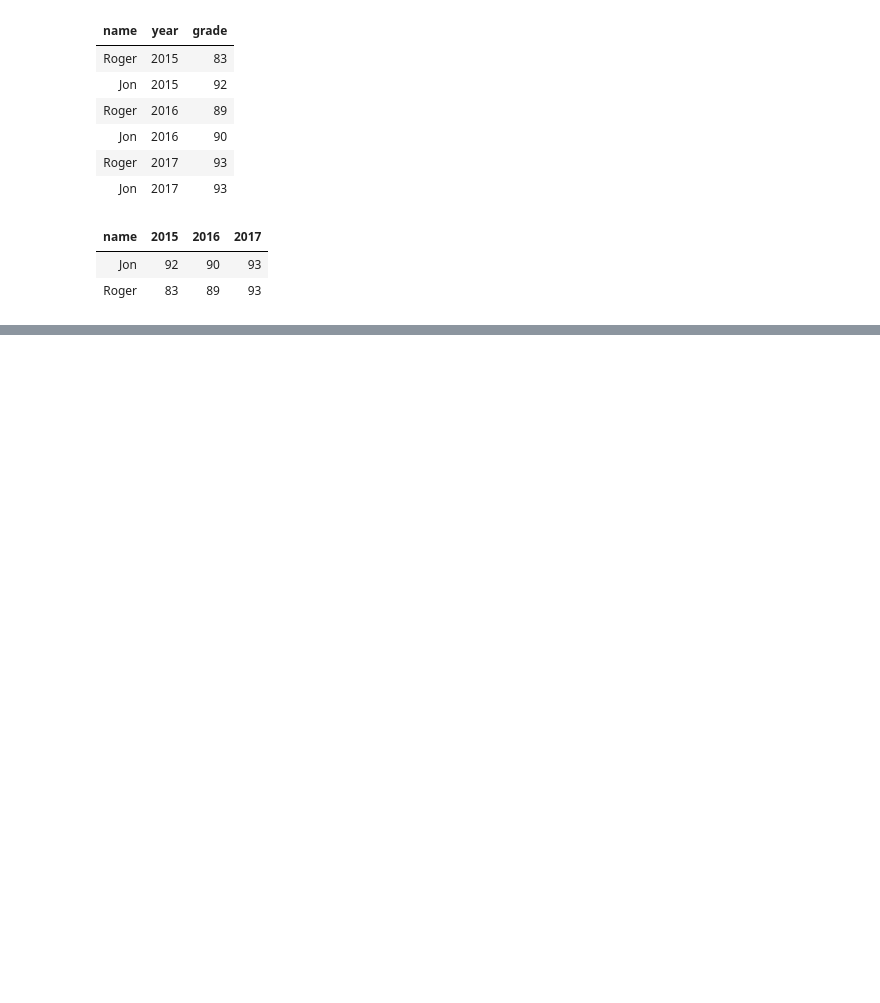
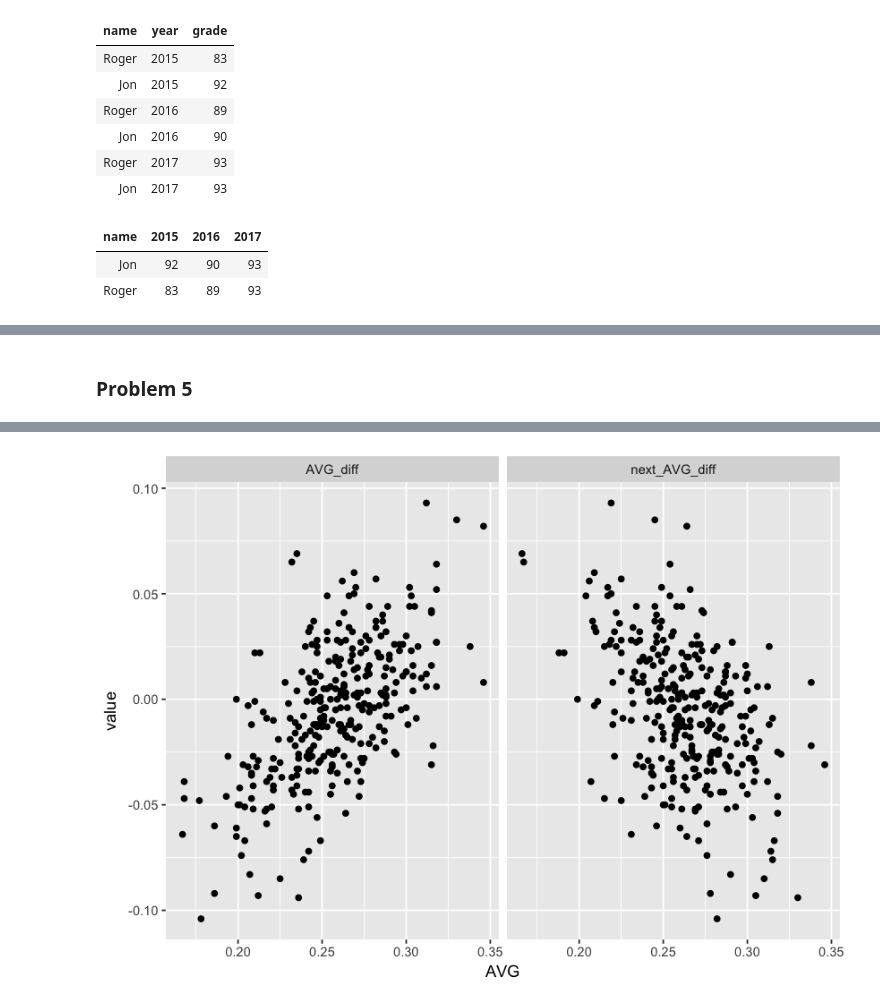
Before and after one commit to rogerfan/stats306_f18_labs, a Jupyter notebook: stats306_lab5_sol.ipynb, the cells around one changed output, grey strips where cells are left out. Saved outputs shown, nothing was run; the diff lists cells and outputs as text; code cells hidden in the pictures; blank space fills up the shorter version.

```diff
--- a/stats306_lab5_sol.ipynb
+++ b/stats306_lab5_sol.ipynb
@@ -195,0 +325,21 @@ grades_long %>% spread(key=year, value=grade)
+# %% [markdown]
+### Problem 5
+# %%
+options(repr.plot.width=7, repr.plot.height=5)
+
+# Remove seasons with less than 200 PA
+# Calculate change in average from the previous year for each player-year, AVG_diff
+# If the previous season is not present, AVG_diff should be NA
+
+dat5 = mlb %>% filter(PA >= 200) %>%
+    unite(playerid, playerid, name) %>%
+    complete(playerid, year) %>%
+    arrange(playerid, year) %>%
+    group_by(playerid) %>%
+    mutate(AVG_diff = AVG - lag(AVG),
+           next_AVG_diff = lead(AVG) - AVG)
+
+dat5b = dat5 %>% gather(key=variable, value=value, AVG_diff, next_AVG_diff)
+
+ggplot(dat5b, aes(x=AVG, y=value)) + geom_point() + facet_wrap(~variable)
+# %% [output]
@@ -195,0 +348 @@ grades_long %>% spread(key=year, value=grade)
+[figure, added]
```
Also changed, not shown: parts of 16 cells of this notebook.
